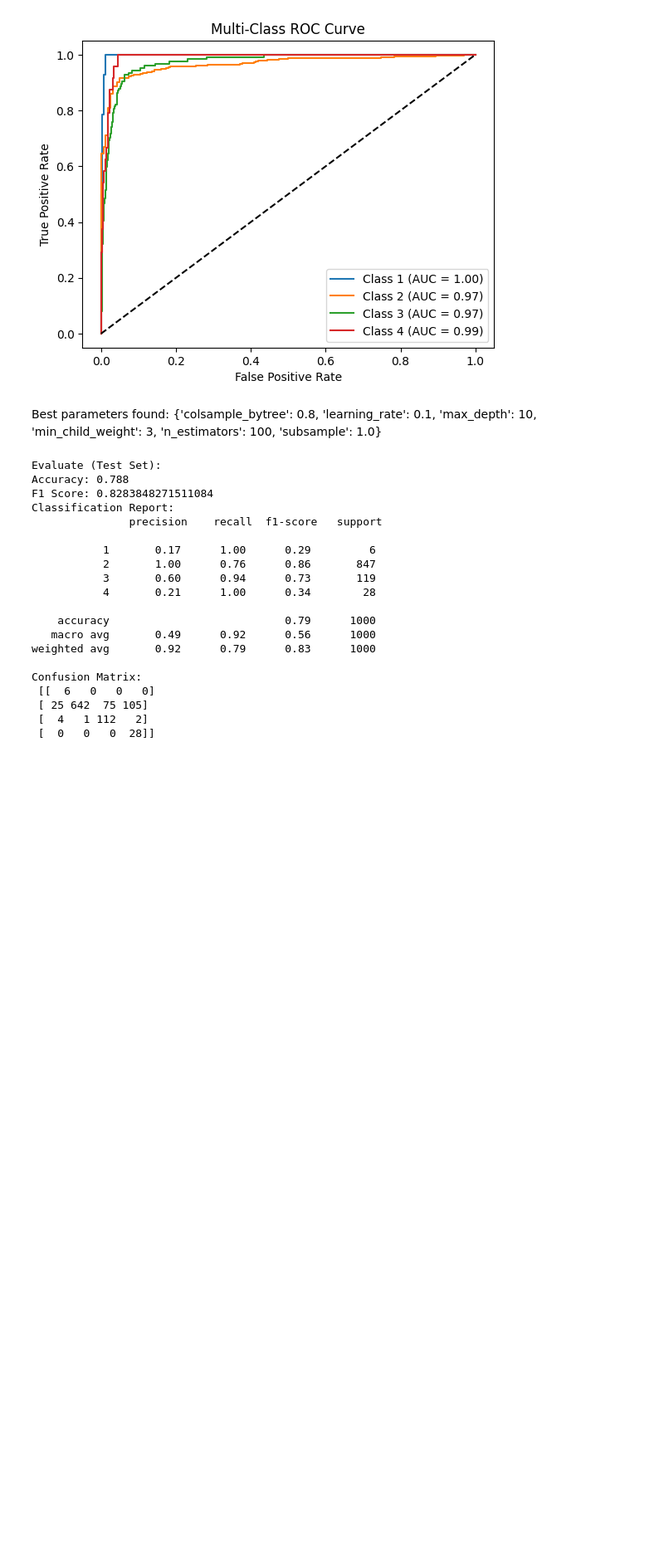
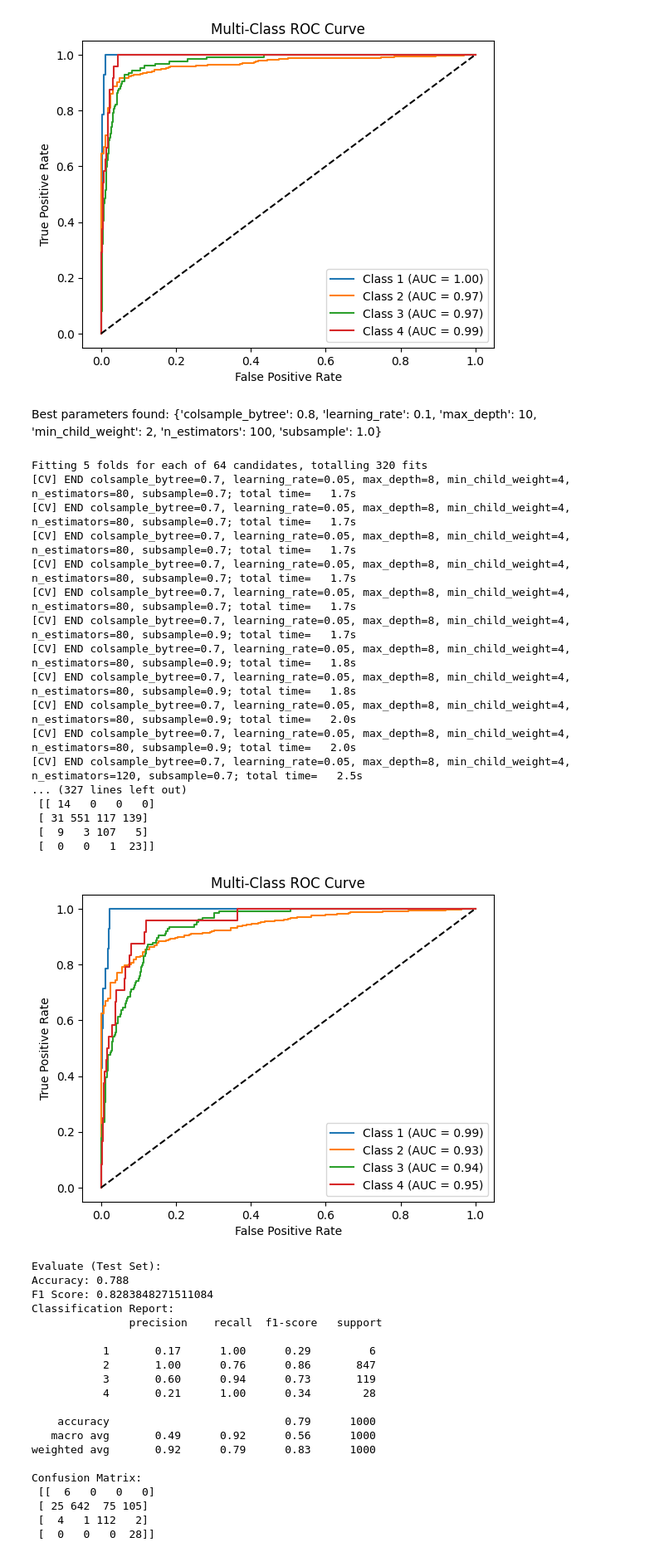
Before and after one commit to win-laeyee/traffic_accident_severity_prediction, a Jupyter notebook: notebooks/models/xgboost_improved.ipynb, the cells around one changed output. Shown at 83% size. Drawn from its saved outputs; the diff is of its cells as text; code cells hidden in the pictures; blank space fills up the shorter version.

```diff
--- a/notebooks/models/xgboost_improved.ipynb
+++ b/notebooks/models/xgboost_improved.ipynb
@@ -508,7 +508,73 @@ Fitting 5 folds for each of 432 candidates, totalling 2160 fits
  [  0   0   0  24]]
 [figure]
 # %% [markdown]
-Best parameters found:  {'colsample_bytree': 0.8, 'learning_rate': 0.1, 'max_depth': 10, 'min_child_weight': 3, 'n_estimators': 100, 'subsample': 1.0}
+Best parameters found:  {'colsample_bytree': 0.8, 'learning_rate': 0.1, 'max_depth': 10, 'min_child_weight': 2, 'n_estimators': 100, 'subsample': 1.0}
+# %%
+# Perform Recursive Feature Elimination (RFE)
+selector = RFE(XGBClassifier(random_state=42, eval_metric="mlogloss"), step=1)
+y_train_adjusted = y_train - np.min(y_train)
+
+selector.fit(X_train, y_train_adjusted)
+
+# Select only important features
+X_train_selected = selector.transform(X_train)
+X_validate_selected = selector.transform(X_validate)
+X_test_selected = selector.transform(X_test)
+
+
+# Define the parameter grid for tuning
+param_grid = {
+    'n_estimators': [80, 120],        # Number of trees in the model
+    'max_depth': [8, 12],           # Maximum depth of each tree
+    'learning_rate': [0.05, 0.15],    # Step size for gradient descent
+    'subsample': [0.7, 0.9],               # Proportion of samples used for training each tree
+    'colsample_bytree': [0.7, 0.9],        # Proportion of features to be used for each tree
+    'min_child_weight': [4, 5],          # Minimum sum of instance weight (hessian) needed in a child
+}
+
+
+
+# Initialize RandomForestClassifier
+xgb = XGBClassifier(random_state=42, eval_metric='mlogloss')
+
+# Initialize GridSearchCV with 5-fold cross-validation
+grid_search = GridSearchCV(estimator=xgb, param_grid=param_grid, cv=5, n_jobs=-1, verbose=2)
+
+# Fit the grid search to the training data
+grid_search.fit(X_train_selected, y_train_adjusted)
+
+# Get the best model from the grid search
+best_model_second = grid_search.best_estimator_
+
+# Print the best parameters found
+print("Best parameters found: ", grid_search.best_params_)
+
+# Make predictions using the best model on the validation set
+y_pred_validate = best_model_second.predict(X_validate_selected)
+y_pred_validate_original = y_pred_validate + np.min(y_train)
+
+# Evaluate
+print("\nEvaluate (Validation Set):")
+evaluate(y_pred_validate_original, y_validate, X_validate_selected, best_model_second)
+# %% [output]
+Fitting 5 folds for each of 64 candidates, totalling 320 fits
+[CV] END colsample_bytree=0.7, learning_rate=0.05, max_depth=8, min_child_weight=4, n_estimators=80, subsample=0.7; total time=   1.7s
+[CV] END colsample_bytree=0.7, learning_rate=0.05, max_depth=8, min_child_weight=4, n_estimators=80, subsample=0.7; total time=   1.7s
+[CV] END colsample_bytree=0.7, learning_rate=0.05, max_depth=8, min_child_weight=4, n_estimators=80, subsample=0.7; total time=   1.7s
+[CV] END colsample_bytree=0.7, learning_rate=0.05, max_depth=8, min_child_weight=4, n_estimators=80, subsample=0.7; total time=   1.7s
+[CV] END colsample_bytree=0.7, learning_rate=0.05, max_depth=8, min_child_weight=4, n_estimators=80, subsample=0.7; total time=   1.7s
+[CV] END colsample_bytree=0.7, learning_rate=0.05, max_depth=8, min_child_weight=4, n_estimators=80, subsample=0.9; total time=   1.7s
+[CV] END colsample_bytree=0.7, learning_rate=0.05, max_depth=8, min_child_weight=4, n_estimators=80, subsample=0.9; total time=   1.8s
+[CV] END colsample_bytree=0.7, learning_rate=0.05, max_depth=8, min_child_weight=4, n_estimators=80, subsample=0.9; total time=   1.8s
+[CV] END colsample_bytree=0.7, learning_rate=0.05, max_depth=8, min_child_weight=4, n_estimators=80, subsample=0.9; total time=   2.0s
+[CV] END colsample_bytree=0.7, learning_rate=0.05, max_depth=8, min_child_weight=4, n_estimators=80, subsample=0.9; total time=   2.0s
+[CV] END colsample_bytree=0.7, learning_rate=0.05, max_depth=8, min_child_weight=4, n_estimators=120, subsample=0.7; total time=   2.5s
+... (327 lines left out)
+ [[ 14   0   0   0]
+ [ 31 551 117 139]
+ [  9   3 107   5]
+ [  0   0   1  23]]
+[figure, added]
 # %%
 # Predict on the test set using the best model
 y_pred_test = best_model.predict(X_test_selected)
```
Also changed, not shown: parts of 1 cell of this notebook.
